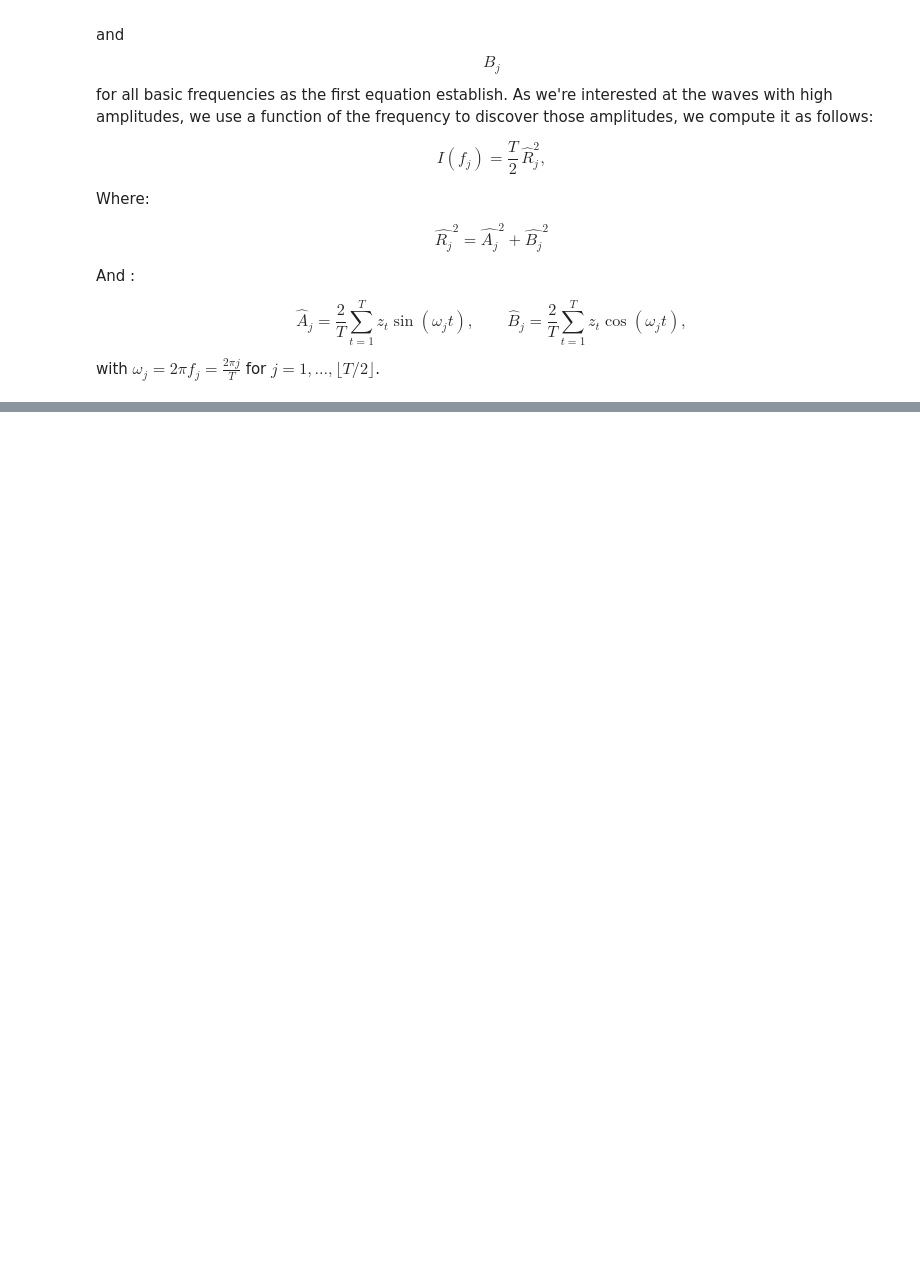
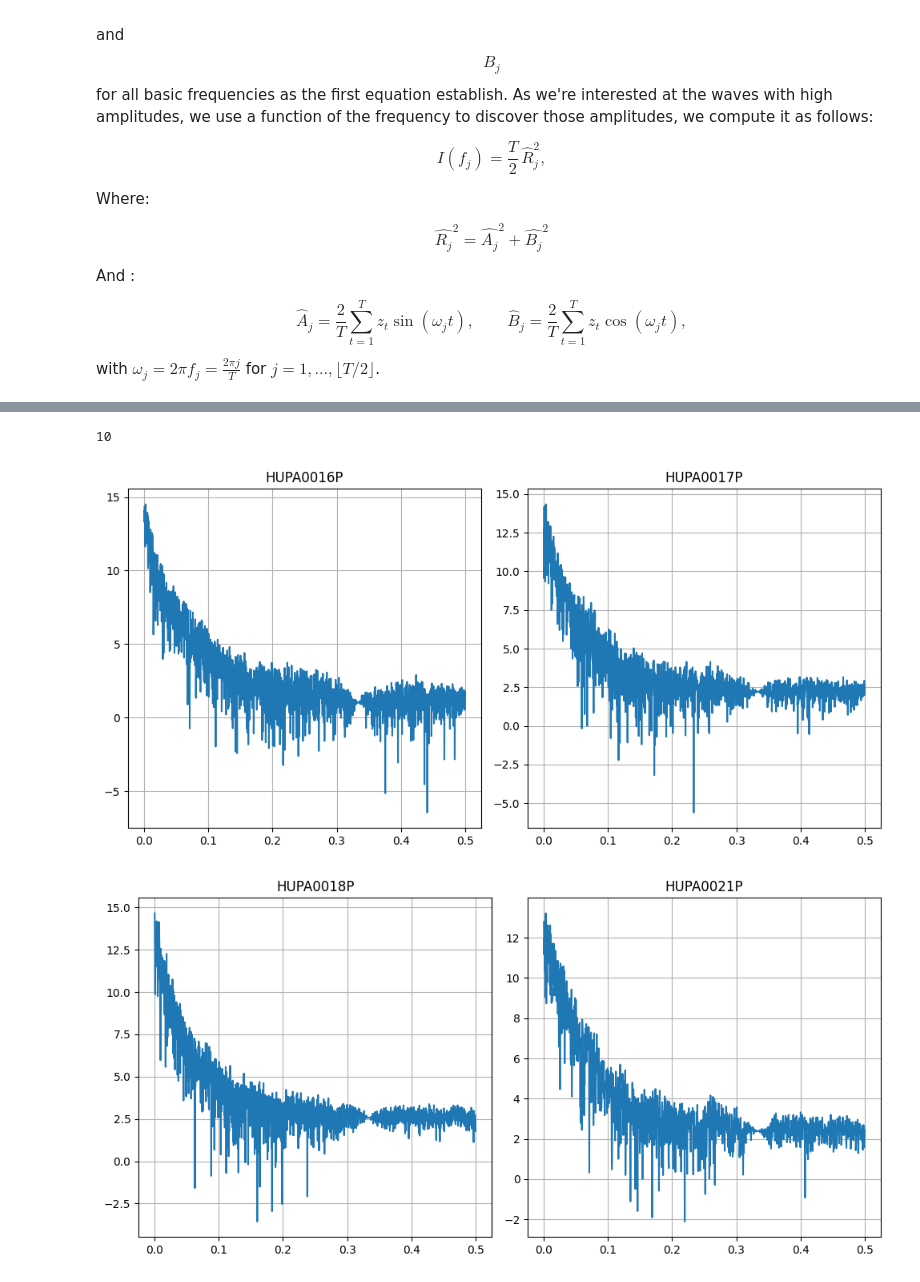
Before and after one commit to Arturo2711/Hypoglycemia_Prediction, a Jupyter notebook: notebooks/periodogram.ipynb, the cells around one changed output, grey strips where cells are left out. Saved outputs shown, nothing was run; the diff lists cells and outputs as text; code cells hidden in the pictures; blank space fills up the shorter version.

```diff
--- a/notebooks/periodogram.ipynb
+++ b/notebooks/periodogram.ipynb
@@ -113,0 +142,6 @@ periodogram_3_season
+# %%
+plot_periodograms(keys[12:22], patients)
+# %% [output]
+10
+[figure, added]
+[figure, added]
```
Also changed, not shown: parts of 16 cells of this notebook.
